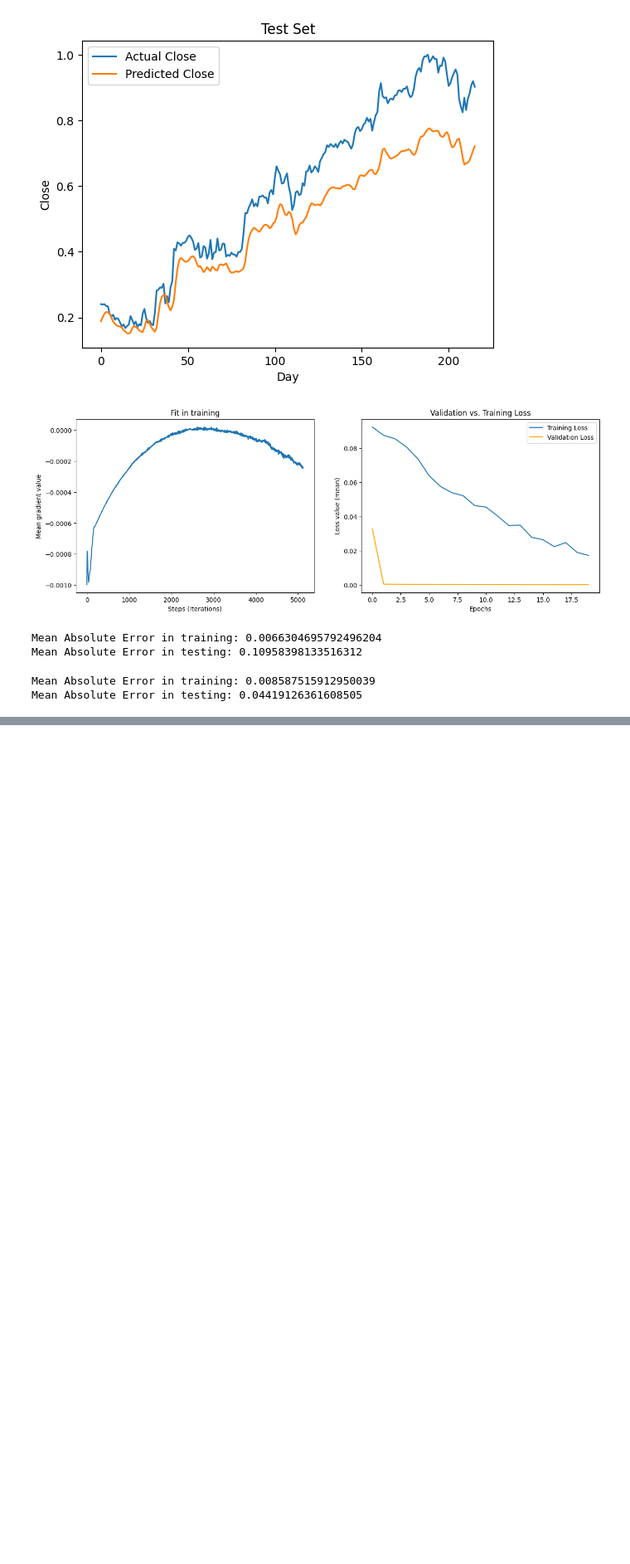
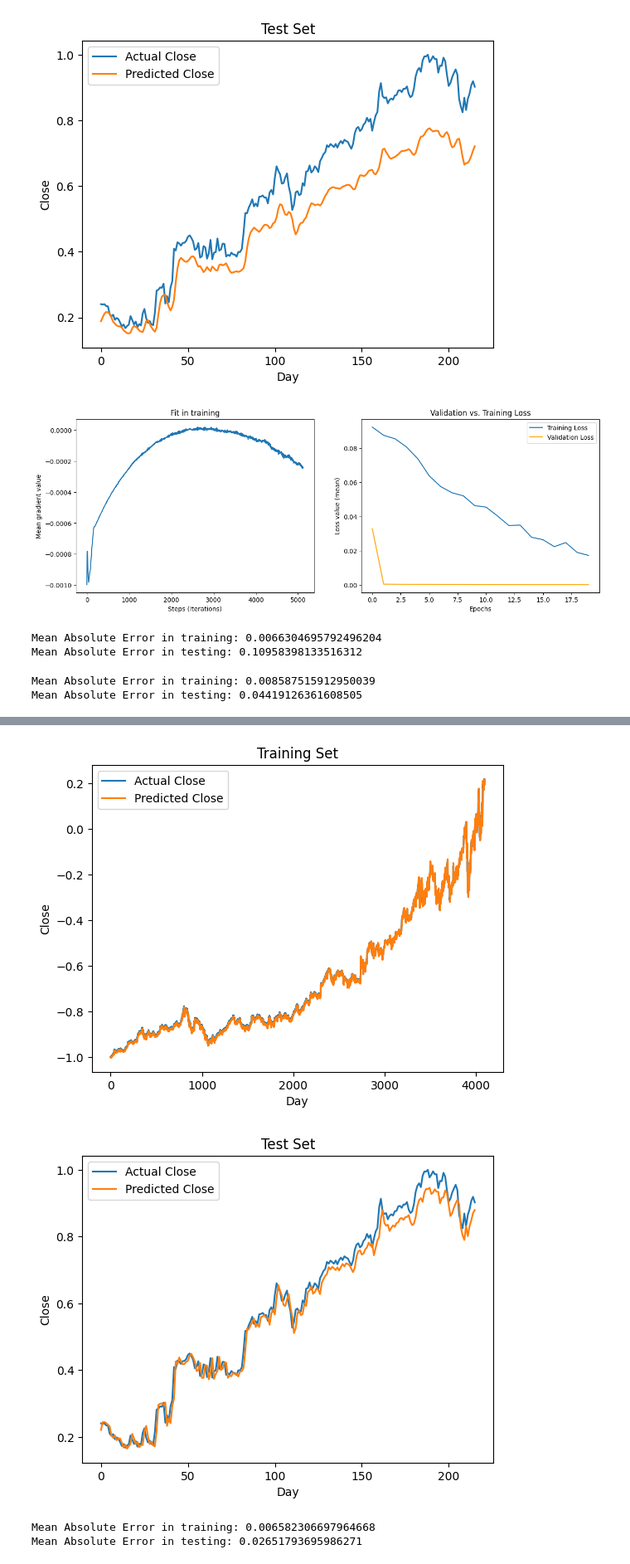
Before and after one commit to Kusalb/RNNs-for-stock-price-prediction, a Jupyter notebook: RNN.ipynb, the cells around one changed output, grey strips where cells are left out. Shown at 83% size. Cells and saved outputs as stored; diff of their text form; code cells hidden in the pictures; blank space fills up the shorter version.

```diff
--- a/RNN.ipynb
+++ b/RNN.ipynb
@@ -847,0 +888,8 @@ Mean Absolute Error in testing: 0.04419126361608505
+# %%
+learning_rate = 0.01
+num_epochs = 30
+model = RNN(1, 15, 1)
+model.to(device)
+model
+my_trainer = StockPredictionTrainer(model, train_loader, test_loader, num_epochs=num_epochs, learning_rate=learning_rate)
+my_trainer.run_training()
@@ -847,0 +914,10 @@ Mean Absolute Error in testing: 0.04419126361608505
+# %%
+my_trainer.plot_predictions(X_train, y_train, X_test, y_test, lookback)
+# %% [output]
+[figure, added]
+[figure, added]
+# %%
+my_trainer.calculate_and_print_mae(X_train, y_train, X_test, y_test)
+# %% [output]
+Mean Absolute Error in training: 0.006582306697964668
+Mean Absolute Error in testing: 0.02651793695986271
```
Also changed, not shown: parts of 5 cells of this notebook.
